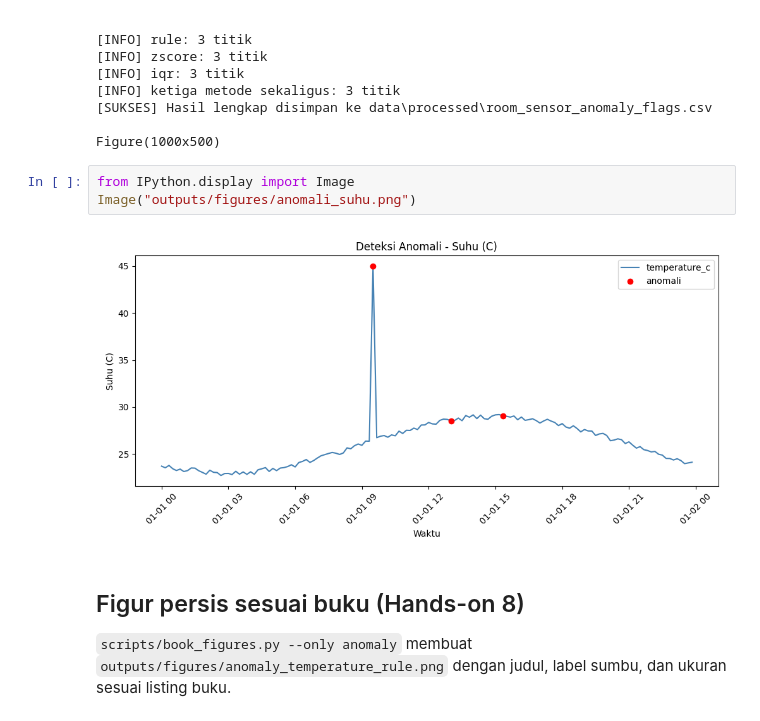
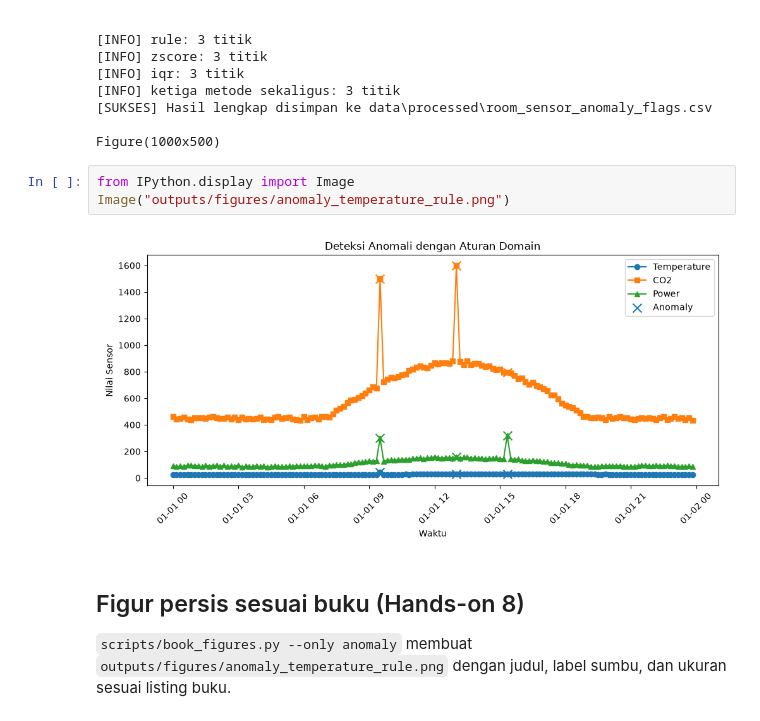
Before and after one commit to sulhanfuadi/iot-ml-book, a Jupyter notebook: notebooks/07_deteksi_anomali.ipynb, the cells around one changed output. Saved outputs shown, nothing was run; the diff lists cells and outputs as text.

```diff
--- a/notebooks/07_deteksi_anomali.ipynb
+++ b/notebooks/07_deteksi_anomali.ipynb
@@ -102,9 +102,9 @@ print(r.stdout)
 Figure(1000x500)
 # %%
 from IPython.display import Image
-Image("outputs/figures/anomali_suhu.png")
+Image("outputs/figures/anomaly_temperature_rule.png")
 # %% [output]
-[figure, old version]
+[figure, new version]
 # %% [markdown]
 ## Figur persis sesuai buku (Hands-on 8)
 
```
Also changed, not shown: parts of 2 cells of this notebook, 2 other files.
